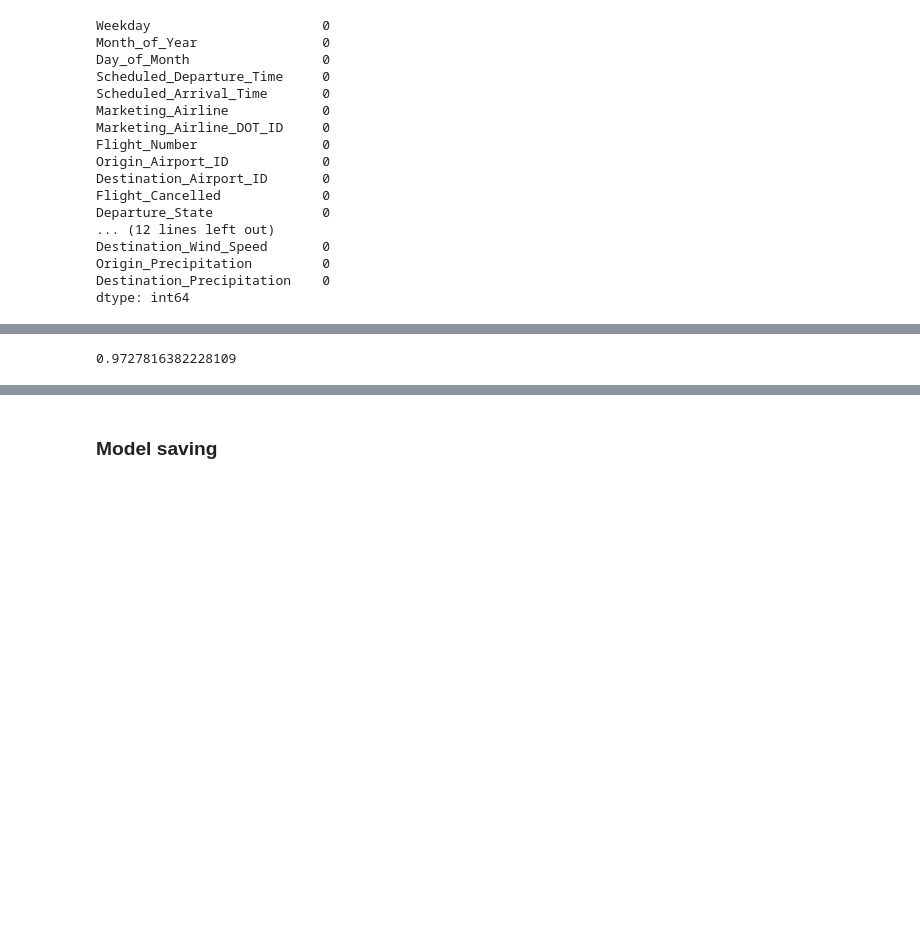
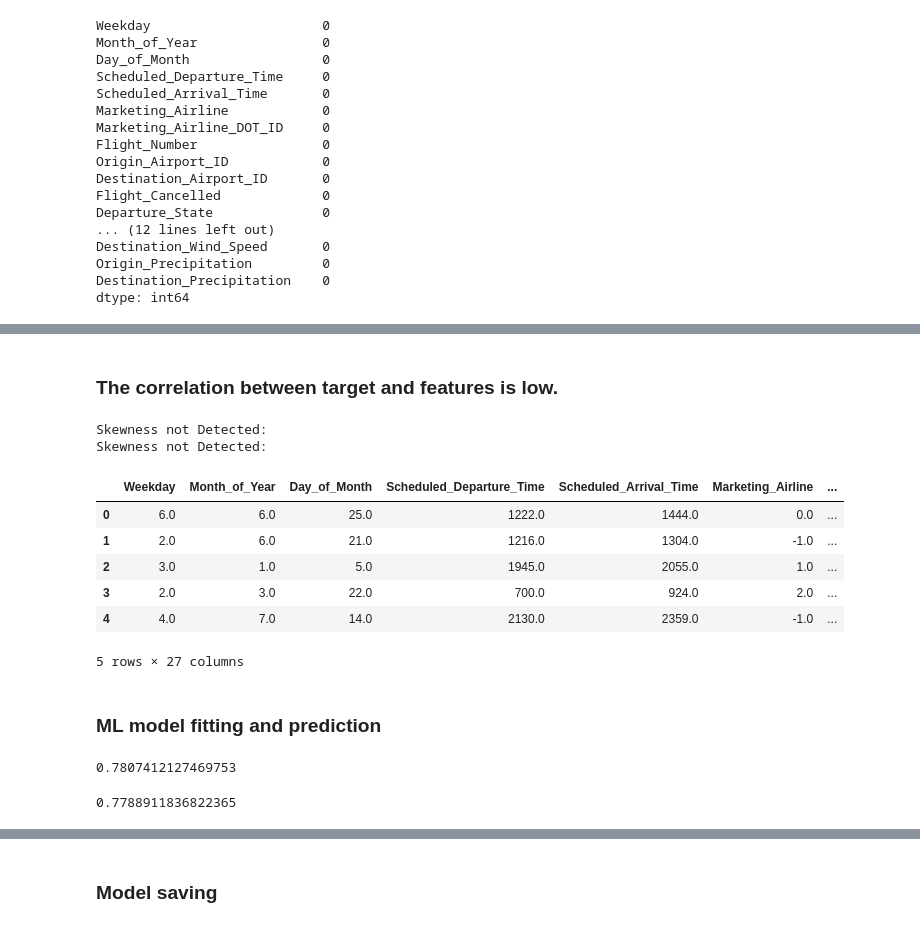
Before and after one commit to kora11e/Regression-and-Classification-ML-models, a Jupyter notebook: regression_model.ipynb, the cells around one changed output, grey strips where cells are left out. Saved outputs shown, nothing was run; the diff lists cells and outputs as text; code cells hidden in the pictures; blank space fills up the shorter version.

```diff
--- a/regression_model.ipynb
+++ b/regression_model.ipynb
@@ -188,0 +212,32 @@ dtype: int64
+# %% [markdown]
+<h3>The correlation between target and features is low.</h3>
+# %%
+# Removing outliers
+from sklearn.preprocessing import PowerTransformer
+def remove_skewness(x):
+    value = x.skew().values
+    for skew in value:
+        if skew > 4.0:
+            #skewness removal
+            pt=PowerTransformer(method='yeo-johnson')
+            X_power=pt.fit_transform(x)
+            df1=pd.DataFrame(X_power,columns=X.columns)
+            print("Skewness is Detected and will be Removed:")
+            return df1
+        else:
+            print("Skewness not Detected:")
+            return x
+
+X_train = remove_skewness(X_train)
+X_test = remove_skewness(X_test)
+X_train.head()
+# %% [output]
+Skewness not Detected:
+Skewness not Detected:
+|  | Weekday | Month_of_Year | Day_of_Month | Scheduled_Departure_Time | Scheduled_Arrival_Time | Marketing_Airline | ... |
+| 0 | 6.0 | 6.0 | 25.0 | 1222.0 | 1444.0 | 0.0 | ... |
+| 1 | 2.0 | 6.0 | 21.0 | 1216.0 | 1304.0 | -1.0 | ... |
+| 2 | 3.0 | 1.0 | 5.0 | 1945.0 | 2055.0 | 1.0 | ... |
+| 3 | 2.0 | 3.0 | 22.0 | 700.0 | 924.0 | 2.0 | ... |
+| 4 | 4.0 | 7.0 | 14.0 | 2130.0 | 2359.0 | -1.0 | ... |
+5 rows × 27 columns
@@ -189,10 +250,18 @@ dtype: int64
+# %% [markdown]
+<h3>ML model fitting and prediction</h3>
 # %%
 from sklearn.linear_model import LinearRegression
 
-reg = LinearRegression().fit(X, y)
-print(reg.score(X, y))
+reg = LinearRegression().fit(X_train, y_true)
+print(reg.score(X_train, y_true))
 reg.coef_
 reg.intercept_
-y_pred = reg.predict(X_test)
 # %% [output]
-0.9727816382228109
+0.7807412127469753
+# %%
+from sklearn.linear_model import Ridge
+
+ridge = Ridge(solver='lbfgs', positive=True).fit(X_train, y_true)
+print(ridge.score(X_train, y_true))
+# %% [output]
+0.7788911836822365
```
Also changed, not shown: parts of 22 cells of this notebook, 4 other files.
